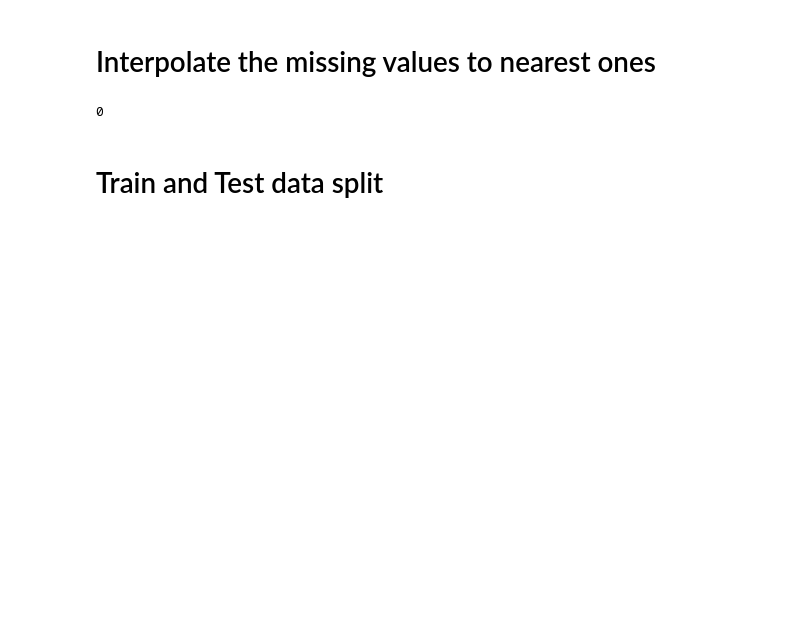
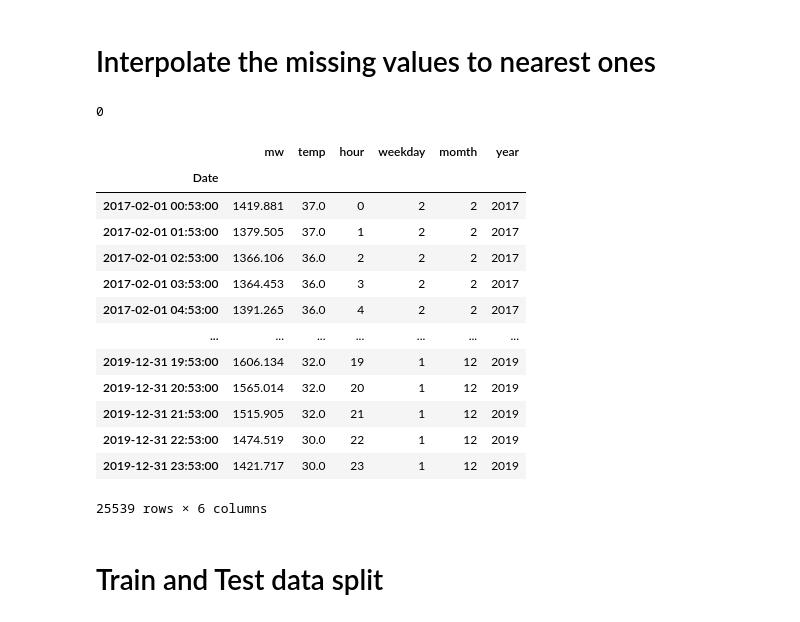
Before and after one commit to mkartheekraj/TimeSeries_Forecasting-Python, a Jupyter notebook: 1st_Project_Energy_Prediction.ipynb, the cells around one changed output. Cells and saved outputs as stored; diff of their text form; code cells hidden in the pictures; blank space fills up the shorter version.

```diff
--- a/1st_Project_Energy_Prediction.ipynb
+++ b/1st_Project_Energy_Prediction.ipynb
@@ -160,6 +170,23 @@ df= df.interpolate(method='nearest')
 df.isna().values.sum()
 # %% [output]
 0
+# %%
+df['2017-02-01 00:53:00' : '2019-12-31 23:59:59']
+# %% [output]
+|  | mw | temp | hour | weekday | momth | year |
+| Date |  |  |  |  |  |  |
+| 2017-02-01 00:53:00 | 1419.881 | 37.0 | 0 | 2 | 2 | 2017 |
+| 2017-02-01 01:53:00 | 1379.505 | 37.0 | 1 | 2 | 2 | 2017 |
+| 2017-02-01 02:53:00 | 1366.106 | 36.0 | 2 | 2 | 2 | 2017 |
+| 2017-02-01 03:53:00 | 1364.453 | 36.0 | 3 | 2 | 2 | 2017 |
+| 2017-02-01 04:53:00 | 1391.265 | 36.0 | 4 | 2 | 2 | 2017 |
+| ... | ... | ... | ... | ... | ... | ... |
+| 2019-12-31 19:53:00 | 1606.134 | 32.0 | 19 | 1 | 12 | 2019 |
+| 2019-12-31 20:53:00 | 1565.014 | 32.0 | 20 | 1 | 12 | 2019 |
+| 2019-12-31 21:53:00 | 1515.905 | 32.0 | 21 | 1 | 12 | 2019 |
+| 2019-12-31 22:53:00 | 1474.519 | 30.0 | 22 | 1 | 12 | 2019 |
+| 2019-12-31 23:53:00 | 1421.717 | 30.0 | 23 | 1 | 12 | 2019 |
+25539 rows × 6 columns
 # %% [markdown]
 # Train and Test data split
 # %%
```
Also changed, not shown: parts of 6 cells of this notebook.
